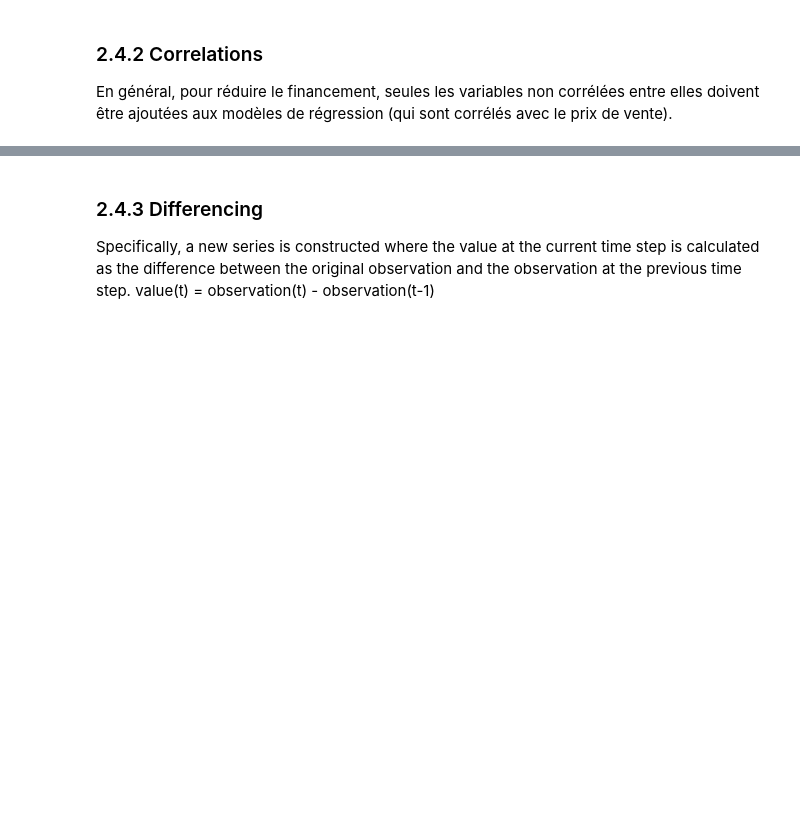
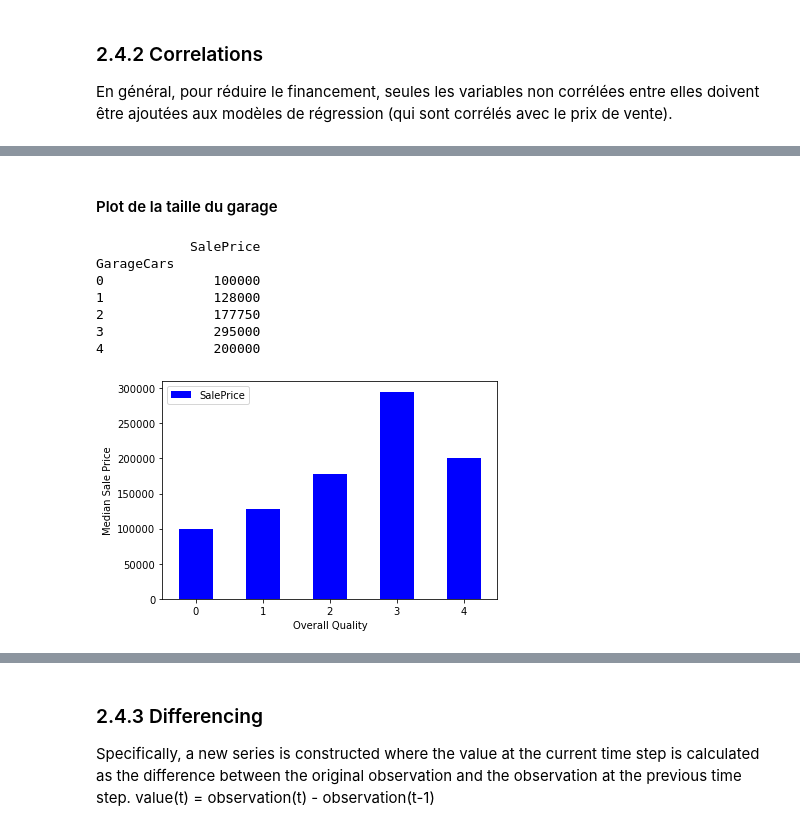
Before and after one commit to freya-git/LAVA, a Jupyter notebook: CRISP-DM_Template.ipynb, the cells around one changed output, grey strips where cells are left out. Saved outputs shown, nothing was run; the diff lists cells and outputs as text; code cells hidden in the pictures; blank space fills up the shorter version.

```diff
--- a/CRISP-DM_Template.ipynb
+++ b/CRISP-DM_Template.ipynb
@@ -534,0 +580,21 @@ spearman(train, features)
+# %% [markdown]
+#### Plot de la taille du garage
+# %%
+quality_pivot = train.pivot_table(index='GarageCars',values='SalePrice', aggfunc=np.median)
+
+print(quality_pivot)
+
+quality_pivot.plot(kind='bar', color='blue')
+plt.xlabel('Overall Quality')
+plt.ylabel('Median Sale Price')
+plt.xticks(rotation=0)
+plt.show()
+# %% [output]
+            SalePrice
+GarageCars
+0              100000
+1              128000
+2              177750
+3              295000
+4              200000
+[figure, added]
```
Also changed, not shown: parts of 16 cells of this notebook.
